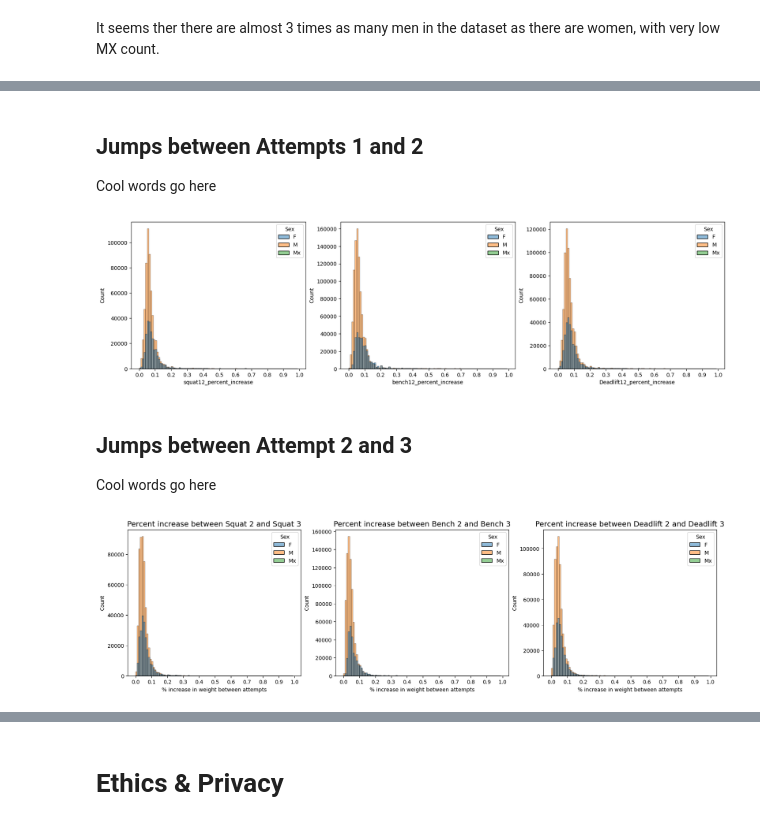
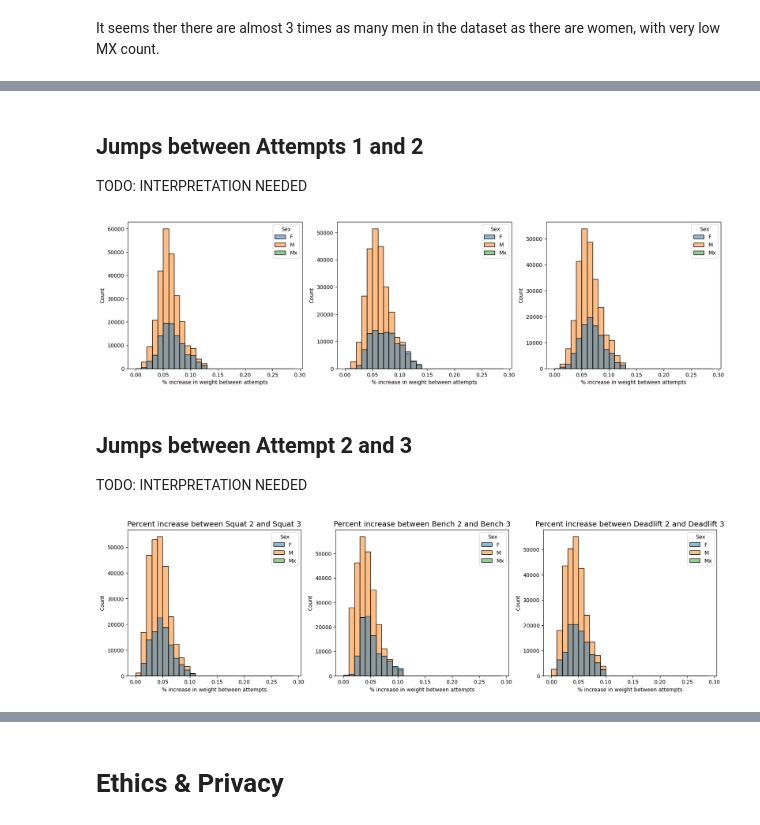
Before and after one commit to COGS108/Group035_WI24, a Jupyter notebook: EDACheckpoint_Group035_WI24.ipynb, the cells around one changed output, grey strips where cells are left out. Cells and saved outputs as stored; diff of their text form; code cells hidden in the pictures.

Commit message:
added to data section, filtered out outliers, started boxplots

```diff
--- a/EDACheckpoint_Group035_WI24.ipynb
+++ b/EDACheckpoint_Group035_WI24.ipynb
@@ -228,0 +235,27 @@ Name: 0, dtype: object
+# %%
+def clean_outliers(df_toclean, col):
+
+    #under no circumstances would anyone need a 100% increase
+    df_toclean = df_toclean[df_toclean[col] < 1]
+
+    #not possible to decrease weight, data entry error.
+    df_toclean = df_toclean[df_toclean[col] > 0]
+
+    Q1 = df_toclean[col].quantile(0.25)
+    Q3 = df_toclean[col].quantile(0.75)
+    IQR = Q3 - Q1
+
+    upper_whisker = Q3 + (1.5 * IQR)
+    # Filter out the data points that are greater than the upper whisker value
+    df_toclean = df_toclean[df_toclean[col] <= upper_whisker]
+
+    return df_toclean
+# %%
+df = clean_outliers(df, 'bench23_percent_increase')
+df = clean_outliers(df, 'squat12_percent_increase')
+df = clean_outliers(df, 'squat23_percent_increase')
+df = clean_outliers(df, 'bench12_percent_increase')
+df = clean_outliers(df, 'Deadlift12_percent_increase')
+df = clean_outliers(df, 'Deadlift23_percent_increase')
+
+df_temp[LIFT_INCREASE_COLUMNS].describe()
@@ -283,34 +324,40 @@ Name: count, dtype: int64
 # %% [markdown]
 ## Jumps between Attempts 1 and 2
 
-Cool words go here
+TODO: INTERPRETATION NEEDED
 # %%
-BINS_INCREASE_RANGE = [n * 0.01 for n in range(100)]
-HIST_TICKS = [n * 0.1 for n in range(11)]
+BINS_INCREASE_RANGE = [n * 0.01 for n in range(30)]
+HIST_TICKS = [n * 0.05 for n in range(7)]
 plt.figure(figsize=(20,5))
 
 xp = 'squat12_percent_increase'
 plt.subplot(1, 3, 1)
 sns.histplot(data=df, x=xp, bins=BINS_INCREASE_RANGE, hue='Sex')
 plt.xticks(ticks=HIST_TICKS)
+plt.xlabel("% increase in weight between attempts")
+
 
 xp = 'bench12_percent_increase'
 plt.subplot(1, 3, 2)
 sns.histplot(data=df, x=xp, bins=BINS_INCREASE_RANGE, hue='Sex')
 plt.xticks(ticks=HIST_TICKS)
+plt.xlabel("% increase in weight between attempts")
+
 
 xp = 'Deadlift12_percent_increase'
 plt.subplot(1,3,3)
 sns.histplot(data=df,x=xp, bins=BINS_INCREASE_RANGE, hue='Sex')
 plt.xticks(ticks=HIST_TICKS)
+plt.xlabel("% increase in weight between attempts")
+
 
 plt.show()
 # %% [output]
-[figure, old version]
+[figure, new version]
 # %% [markdown]
 ## Jumps between Attempt 2 and 3
 
-Cool words go here
+TODO: INTERPRETATION NEEDED
 # %%
 plt.figure(figsize=(20,5))
 
@@ -339,4 +386,4 @@ plt.xlabel("% increase in weight between attempts")
 
 plt.show()
 # %% [output]
-[figure, old version]
+[figure, new version]
```
Also changed, not shown: parts of 10 cells of this notebook.
